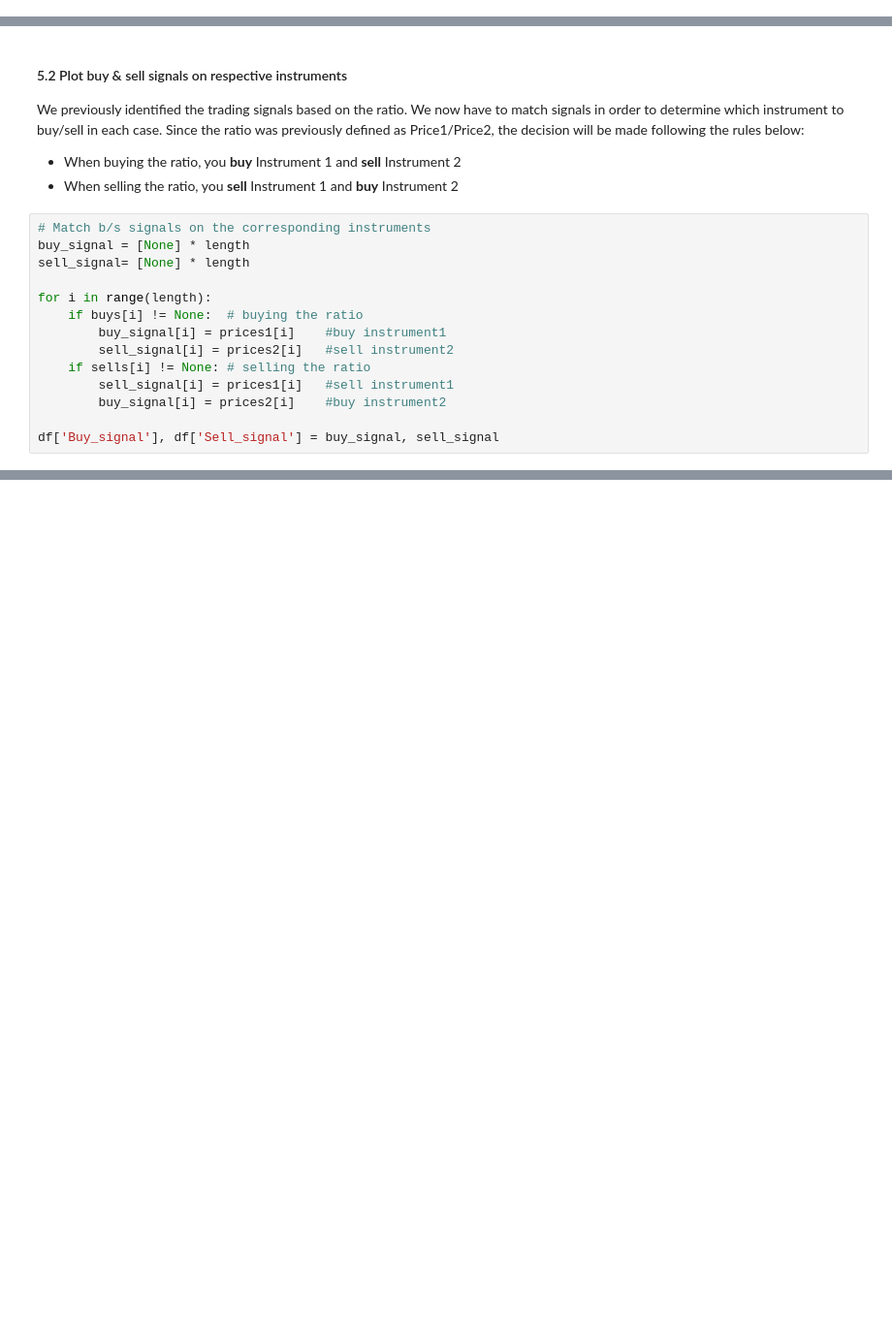
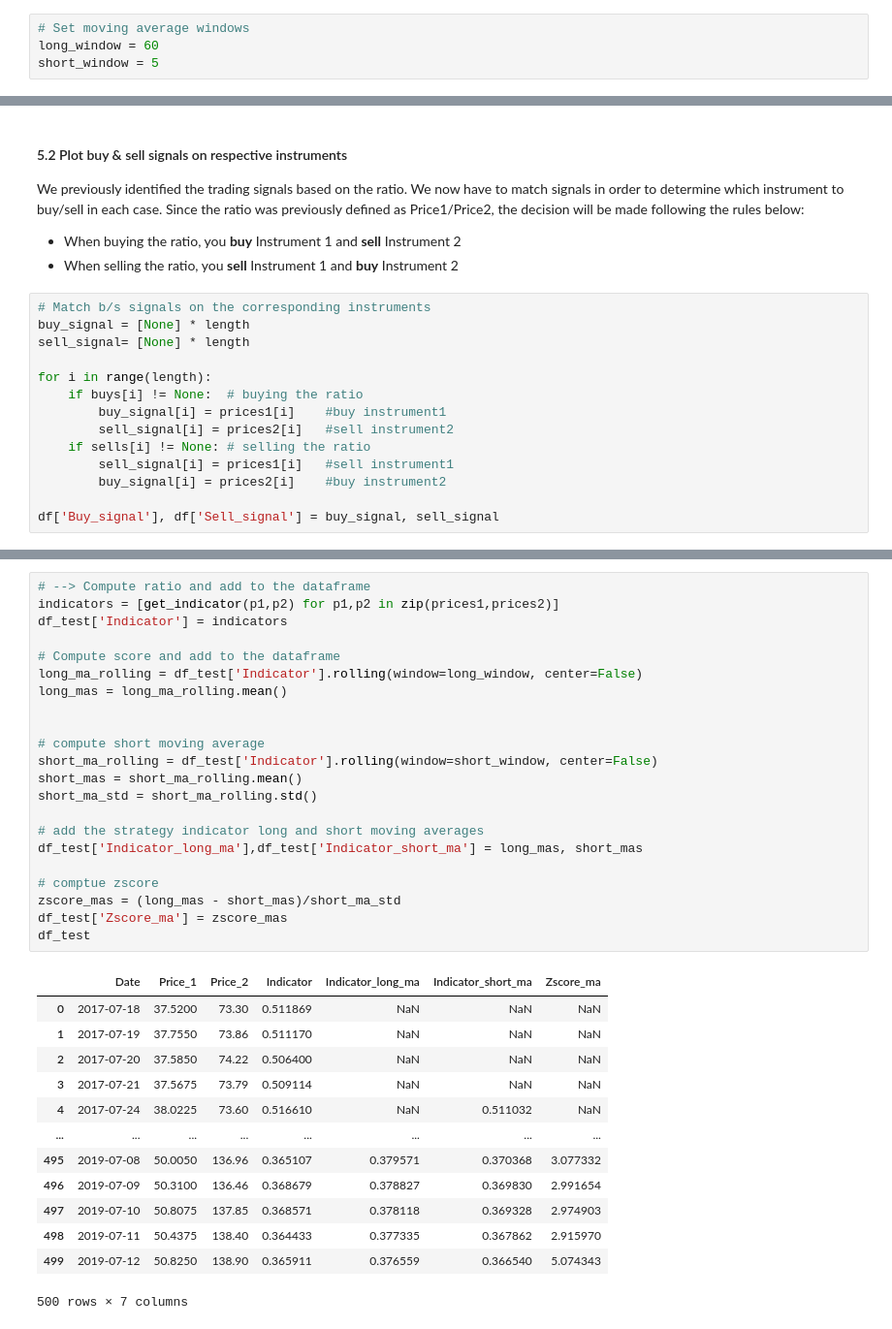
Before and after one commit to systemathics/notebook-examples, a Jupyter notebook: python/7-Strategies/[Daily] pair_strategy.ipynb, the cells around one changed output, grey strips where cells are left out. Shown: that part at 97% size. Saved outputs shown, nothing was run; the diff lists cells and outputs as text; blank space fills up the shorter version.

```diff
--- a/python/7-Strategies/[Daily] pair_strategy.ipynb
+++ b/python/7-Strategies/[Daily] pair_strategy.ipynb
@@ -177,5 +236,9 @@ To generate **trading signals**, we will track indicator movements and identify
 To that end, we will compute a specific *z-score* on top of the indicator metrics related to the mean:
 * 60 day Moving Average of Indicator
 * 5 day Moving Average of Indicator
+# %%
+# Set moving average windows
+long_window = 60
+short_window = 5
 # %%
 # compute long moving average
@@ -285,0 +410,36 @@ plt.show()
+# %%
+# --> Compute ratio and add to the dataframe
+indicators = [get_indicator(p1,p2) for p1,p2 in zip(prices1,prices2)]
+df_test['Indicator'] = indicators
+
+# Compute score and add to the dataframe
+long_ma_rolling = df_test['Indicator'].rolling(window=long_window, center=False)
+long_mas = long_ma_rolling.mean()
+
+
+# compute short moving average
+short_ma_rolling = df_test['Indicator'].rolling(window=short_window, center=False)
+short_mas = short_ma_rolling.mean()
+short_ma_std = short_ma_rolling.std()
+
+# add the strategy indicator long and short moving averages
+df_test['Indicator_long_ma'],df_test['Indicator_short_ma'] = long_mas, short_mas
+
+# comptue zscore
+zscore_mas = (long_mas - short_mas)/short_ma_std
+df_test['Zscore_ma'] = zscore_mas
+df_test
+# %% [output]
+|  | Date | Price_1 | Price_2 | Indicator | Indicator_long_ma | Indicator_short_ma | Zscore_ma |
+| 0 | 2017-07-18 | 37.5200 | 73.30 | 0.511869 | NaN | NaN | NaN |
+| 1 | 2017-07-19 | 37.7550 | 73.86 | 0.511170 | NaN | NaN | NaN |
+| 2 | 2017-07-20 | 37.5850 | 74.22 | 0.506400 | NaN | NaN | NaN |
+| 3 | 2017-07-21 | 37.5675 | 73.79 | 0.509114 | NaN | NaN | NaN |
+| 4 | 2017-07-24 | 38.0225 | 73.60 | 0.516610 | NaN | 0.511032 | NaN |
+| ... | ... | ... | ... | ... | ... | ... | ... |
+| 495 | 2019-07-08 | 50.0050 | 136.96 | 0.365107 | 0.379571 | 0.370368 | 3.077332 |
+| 496 | 2019-07-09 | 50.3100 | 136.46 | 0.368679 | 0.378827 | 0.369830 | 2.991654 |
+| 497 | 2019-07-10 | 50.8075 | 137.85 | 0.368571 | 0.378118 | 0.369328 | 2.974903 |
+| 498 | 2019-07-11 | 50.4375 | 138.40 | 0.364433 | 0.377335 | 0.367862 | 2.915970 |
+| 499 | 2019-07-12 | 50.8250 | 138.90 | 0.365911 | 0.376559 | 0.366540 | 5.074343 |
+500 rows × 7 columns
```
Also changed, not shown: parts of 23 cells of this notebook.
